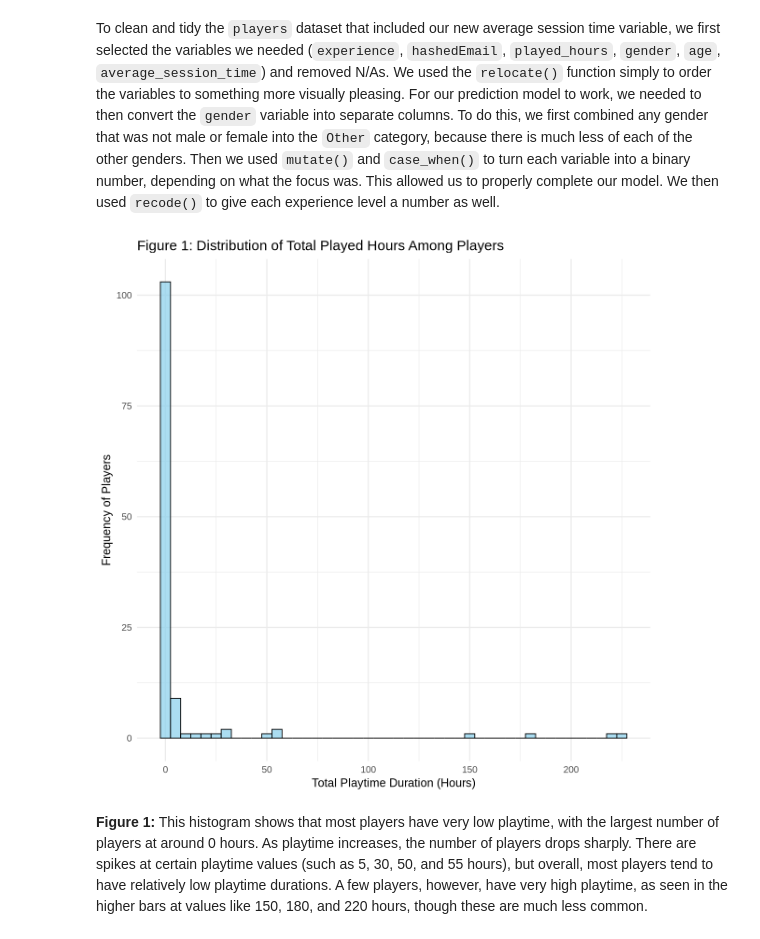
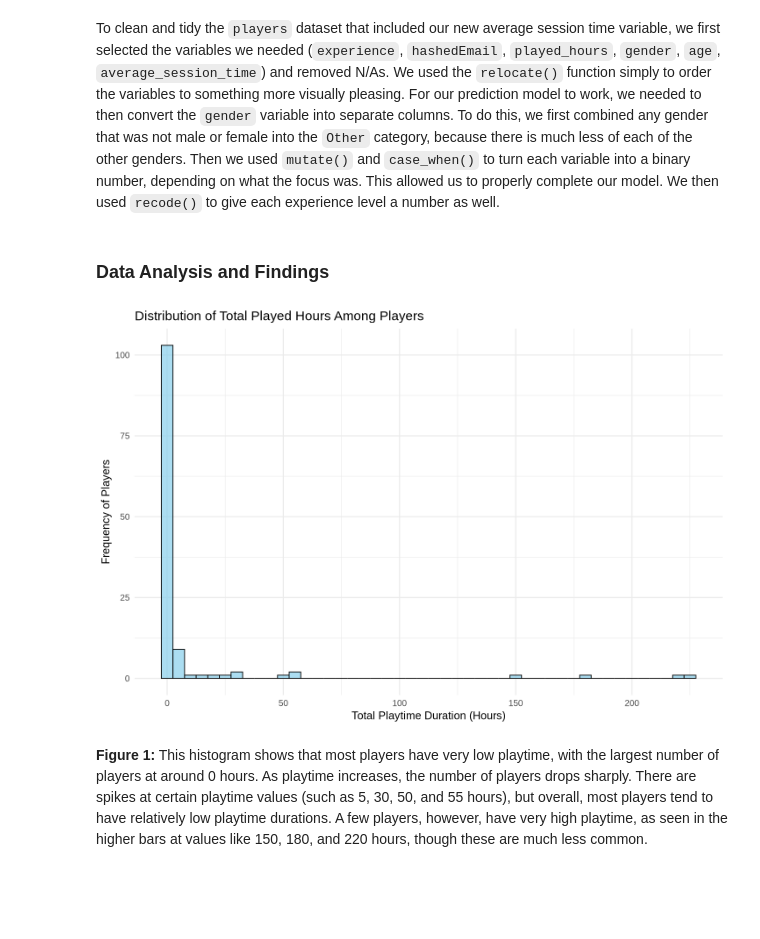
Before and after one commit to Michaele0128/Final_Project, a Jupyter notebook: Final Project.ipynb, the cells around one changed output. Cells and saved outputs as stored; diff of their text form; code cells hidden in the pictures; blank space fills up the shorter version.

Commit message:
minor changes on graph titles and sizes

```diff
--- a/Final Project.ipynb
+++ b/Final Project.ipynb
@@ -183,19 +201,21 @@ A tibble: 125 × 9
 | d572f391d452b76ea2d7e5e53a3d38bfd... | 0 | 17 | Other | 2 | 5 | 0 | 0 | ... |
 # %% [markdown]
 To clean and tidy the `players` dataset that included our new average session time variable, we first selected the variables we needed (`experience`, `hashedEmail`, `played_hours`, `gender`, `age`, `average_session_time`) and removed N/As. We used the `relocate()` function simply to order the variables to something more visually pleasing. For our prediction model to work, we needed to then convert the `gender` variable into separate columns. To do this, we first combined any gender that was not male or female into the `Other` category, because there is much less of each of the other genders. Then we used `mutate()` and `case_when()` to turn each variable into a binary number, depending on what the focus was. This allowed us to properly complete our model. We then used `recode()` to give each experience level a number as well.
+# %% [markdown]
+### Data Analysis and Findings ###
 # %%
 # Graphing distribution of played hours
-options(repr.plot.width = 10, repr.plot.height = 10)
+options(repr.plot.width = 12, repr.plot.height = 8)
 
 hours_played <- ggplot(players_tidy, aes(x = played_hours)) +
   geom_histogram(binwidth = 5, fill = "skyblue", color = "black", alpha = 0.7) +
   xlab("Total Playtime Duration (Hours)") +
   ylab("Frequency of Players") +
-  ggtitle("Figure 1: Distribution of Total Played Hours Among Players") +
+  ggtitle("Distribution of Total Played Hours Among Players") +
   theme_minimal(base_size = 15)
 hours_played
 # %% [output]
-[figure, old version]
+[figure, new version]
 # %% [markdown]
 **Figure 1:** This histogram shows that most players have very low playtime, with the largest number of players at around 0 hours. As playtime increases, the number of players drops sharply. There are spikes at certain playtime values (such as 5, 30, 50, and 55 hours), but overall, most players tend to have relatively low playtime durations. A few players, however, have very high playtime, as seen in the higher bars at values like 150, 180, and 220 hours, though these are much less common.
 # %%
```
Also changed, not shown: parts of 8 cells of this notebook.
